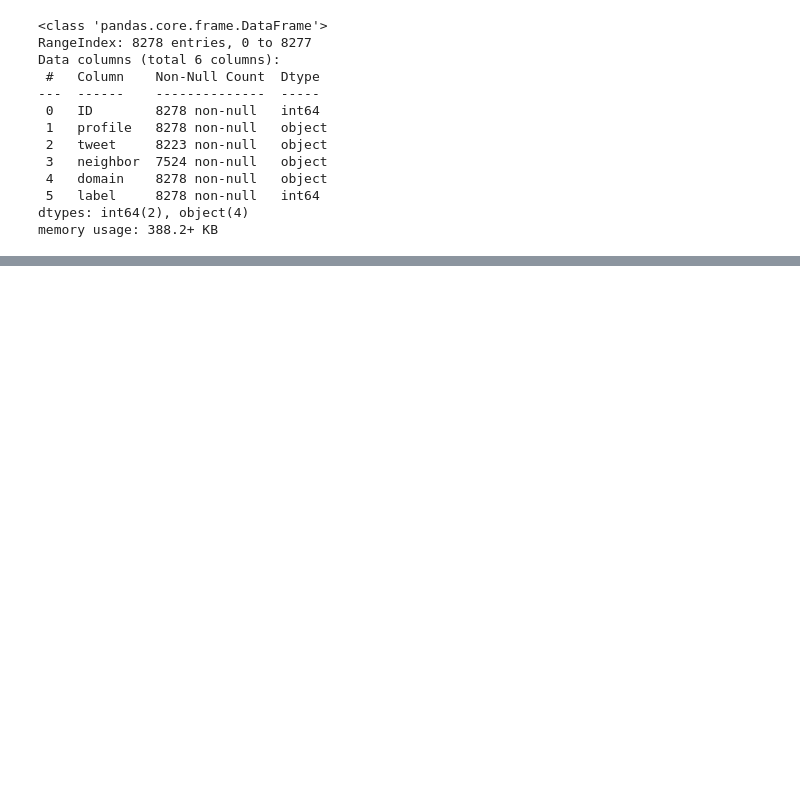
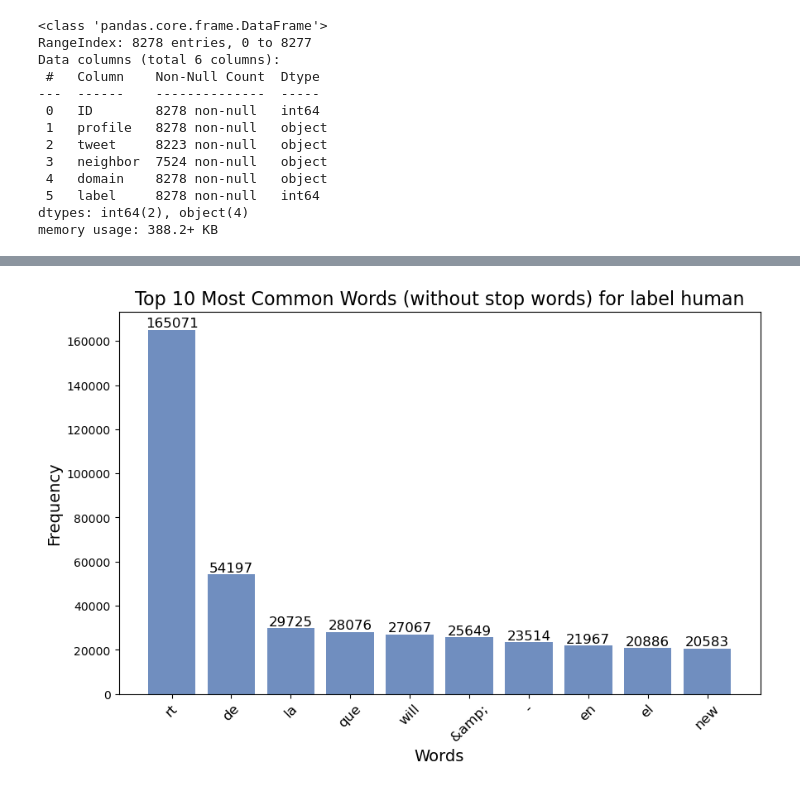
Before and after one commit to krukj/TwitterBotDetection, a Jupyter notebook: notebooks/eda.ipynb, the cells around one changed output, grey strips where cells are left out. Saved outputs shown, nothing was run; the diff lists cells and outputs as text; code cells hidden in the pictures; blank space fills up the shorter version.

```diff
--- a/notebooks/eda.ipynb
+++ b/notebooks/eda.ipynb
@@ -60,0 +81,4 @@ plot_label_distribution(train)
+# %%
+plot_most_common_words_per_label(train, label="human")
+# %% [output]
+[figure, added]
```
Also changed, not shown: parts of 13 cells of this notebook, 2 other files.
